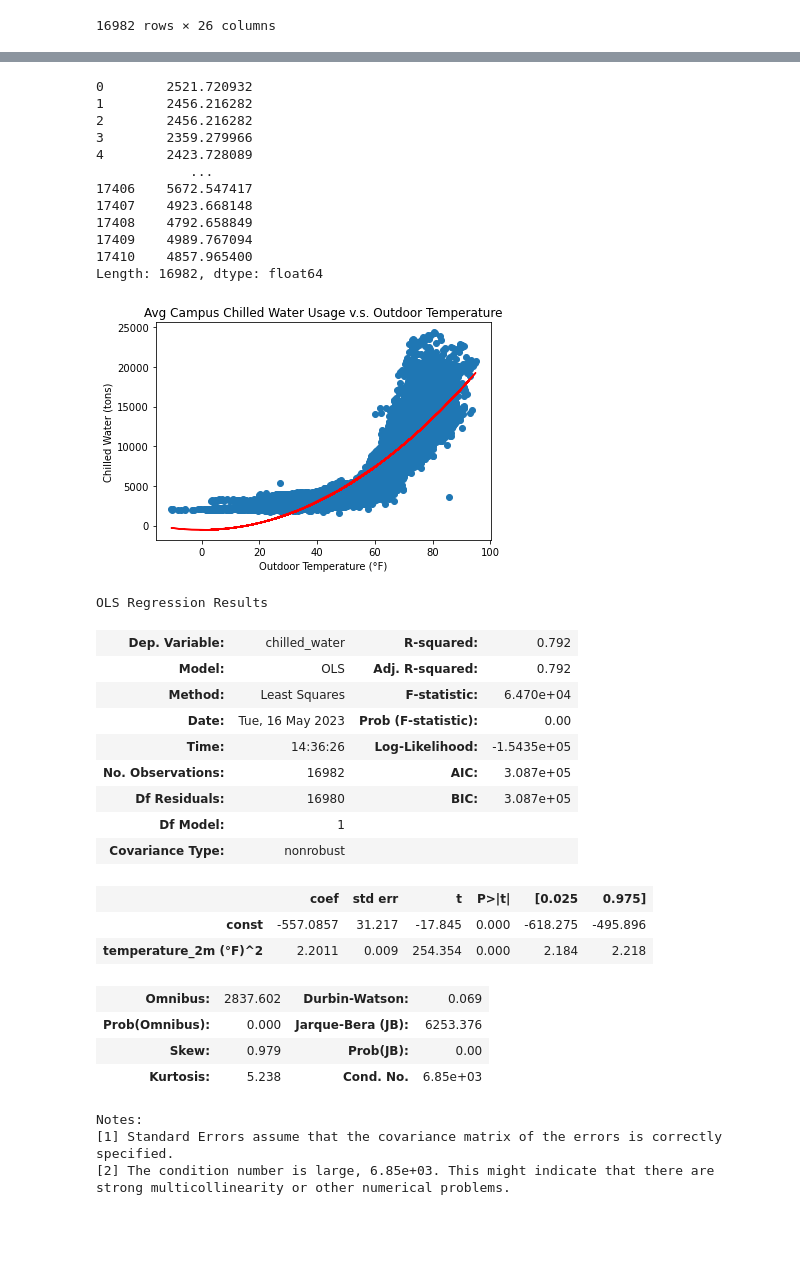
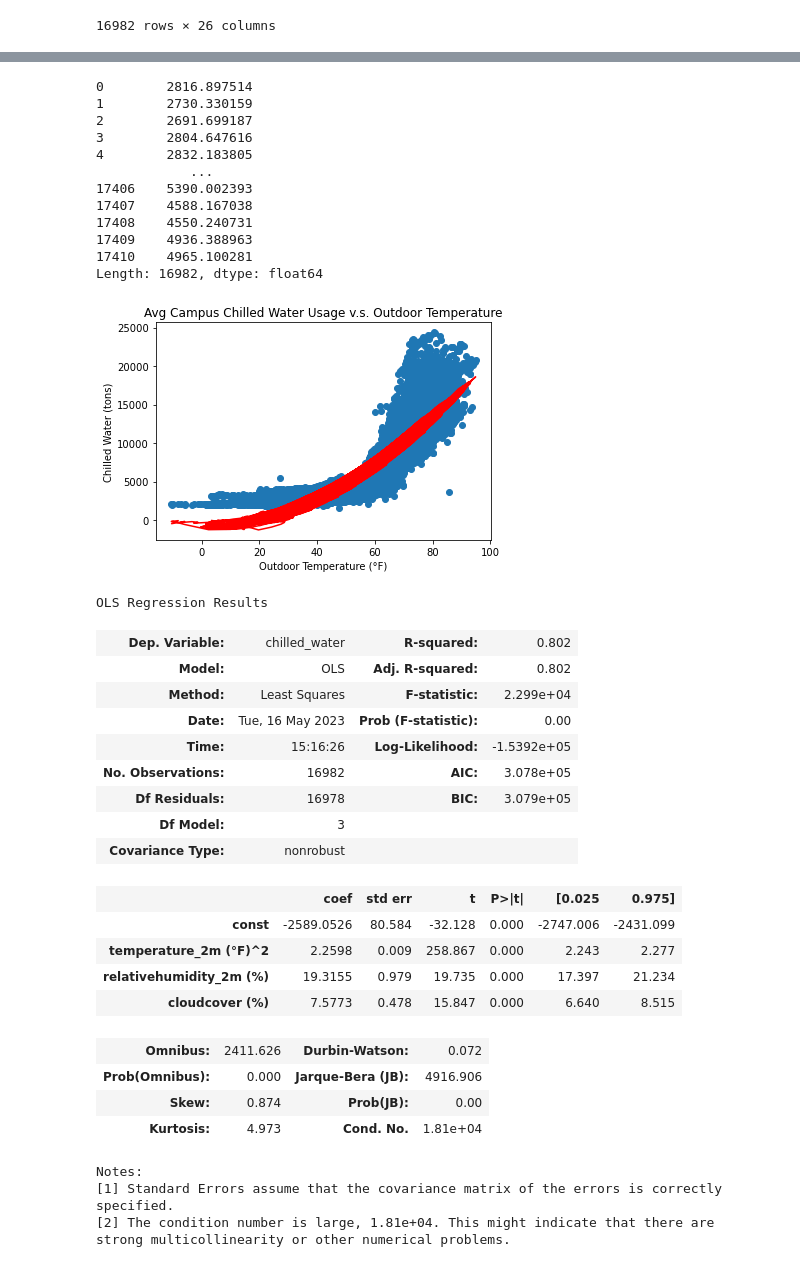
Before and after one commit to thereidfleish/ORIE-3120-Final-Project, a Jupyter notebook: ORIEProject/chilled_water.ipynb, the cells around one changed output, grey strips where cells are left out. Cells and saved outputs as stored; diff of their text form; code cells hidden in the pictures; blank space fills up the shorter version.

```diff
--- a/ORIEProject/chilled_water.ipynb
+++ b/ORIEProject/chilled_water.ipynb
@@ -287,7 +287,7 @@ df
 | 17410 | 2023-05-01 19:00:00-04:00 | 49.6 | 66 | 38.7 | 43.6 | ... |
 16982 rows × 26 columns
 # %%
-X = df[["temperature_2m (°F)"]]
+X = df[["temperature_2m (°F)", "relativehumidity_2m (%)", "cloudcover (%)"]]
 X = sm.add_constant(X)
 model_1 = sm.OLS(Y, X).fit()
 predictions = model_1.predict(X)
@@ -335,53 +337,55 @@ OLS Regression Results
 Notes:
 [1] Standard Errors assume that the covariance matrix of the errors is correctly specified.
 # %%
-X = df[["temperature_2m (°F)^2"]]
+X = df[["temperature_2m (°F)^2", "relativehumidity_2m (%)", "cloudcover (%)"]]
 X = sm.add_constant(X)
 model_2 = sm.OLS(Y, X).fit()
 predictions = model_2.predict(X)
 print(predictions)
 
 plt.scatter(df["temperature_2m (°F)"], Y)
 plt.plot(df["temperature_2m (°F)"], predictions, c="red")
 plt.title("Avg Campus Chilled Water Usage v.s. Outdoor Temperature")
 plt.xlabel("Outdoor Temperature (°F)")
 plt.ylabel("Chilled Water (tons)")
 plt.show()
 
 model_2.summary()
 # %% [output]
-0        2521.720932
-1        2456.216282
-2        2456.216282
-3        2359.279966
-4        2423.728089
+0        2816.897514
+1        2730.330159
+2        2691.699187
+3        2804.647616
+4        2832.183805
             ...
-17406    5672.547417
-17407    4923.668148
-17408    4792.658849
-17409    4989.767094
-17410    4857.965400
+17406    5390.002393
+17407    4588.167038
+17408    4550.240731
+17409    4936.388963
+17410    4965.100281
 Length: 16982, dtype: float64
-[figure, old version]
+[figure, new version]
 OLS Regression Results
-| Dep. Variable: | chilled_water | R-squared: | 0.792 |
-| Model: | OLS | Adj. R-squared: | 0.792 |
-| Method: | Least Squares | F-statistic: | 6.470e+04 |
+| Dep. Variable: | chilled_water | R-squared: | 0.802 |
+| Model: | OLS | Adj. R-squared: | 0.802 |
+| Method: | Least Squares | F-statistic: | 2.299e+04 |
 | Date: | Tue, 16 May 2023 | Prob (F-statistic): | 0.00 |
-| Time: | 14:36:26 | Log-Likelihood: | -1.5435e+05 |
-| No. Observations: | 16982 | AIC: | 3.087e+05 |
-| Df Residuals: | 16980 | BIC: | 3.087e+05 |
-| Df Model: | 1 |  |  |
+| Time: | 15:16:26 | Log-Likelihood: | -1.5392e+05 |
+| No. Observations: | 16982 | AIC: | 3.078e+05 |
+| Df Residuals: | 16978 | BIC: | 3.079e+05 |
+| Df Model: | 3 |  |  |
 | Covariance Type: | nonrobust |  |  |
 |  | coef | std err | t | P>|t| | [0.025 | 0.975] |
-| const | -557.0857 | 31.217 | -17.845 | 0.000 | -618.275 | -495.896 |
-| temperature_2m (°F)^2 | 2.2011 | 0.009 | 254.354 | 0.000 | 2.184 | 2.218 |
+| const | -2589.0526 | 80.584 | -32.128 | 0.000 | -2747.006 | -2431.099 |
+| temperature_2m (°F)^2 | 2.2598 | 0.009 | 258.867 | 0.000 | 2.243 | 2.277 |
+| relativehumidity_2m (%) | 19.3155 | 0.979 | 19.735 | 0.000 | 17.397 | 21.234 |
+| cloudcover (%) | 7.5773 | 0.478 | 15.847 | 0.000 | 6.640 | 8.515 |
-| Omnibus: | 2837.602 | Durbin-Watson: | 0.069 |
-| Prob(Omnibus): | 0.000 | Jarque-Bera (JB): | 6253.376 |
-| Skew: | 0.979 | Prob(JB): | 0.00 |
-| Kurtosis: | 5.238 | Cond. No. | 6.85e+03 |
+| Omnibus: | 2411.626 | Durbin-Watson: | 0.072 |
+| Prob(Omnibus): | 0.000 | Jarque-Bera (JB): | 4916.906 |
+| Skew: | 0.874 | Prob(JB): | 0.00 |
+| Kurtosis: | 4.973 | Cond. No. | 1.81e+04 |
 Notes:
 [1] Standard Errors assume that the covariance matrix of the errors is correctly specified.
-[2] The condition number is large, 6.85e+03. This might indicate that there are
+[2] The condition number is large, 1.81e+04. This might indicate that there are
 strong multicollinearity or other numerical problems.
 # %%
```
Also changed, not shown: parts of 7 cells of this notebook.
